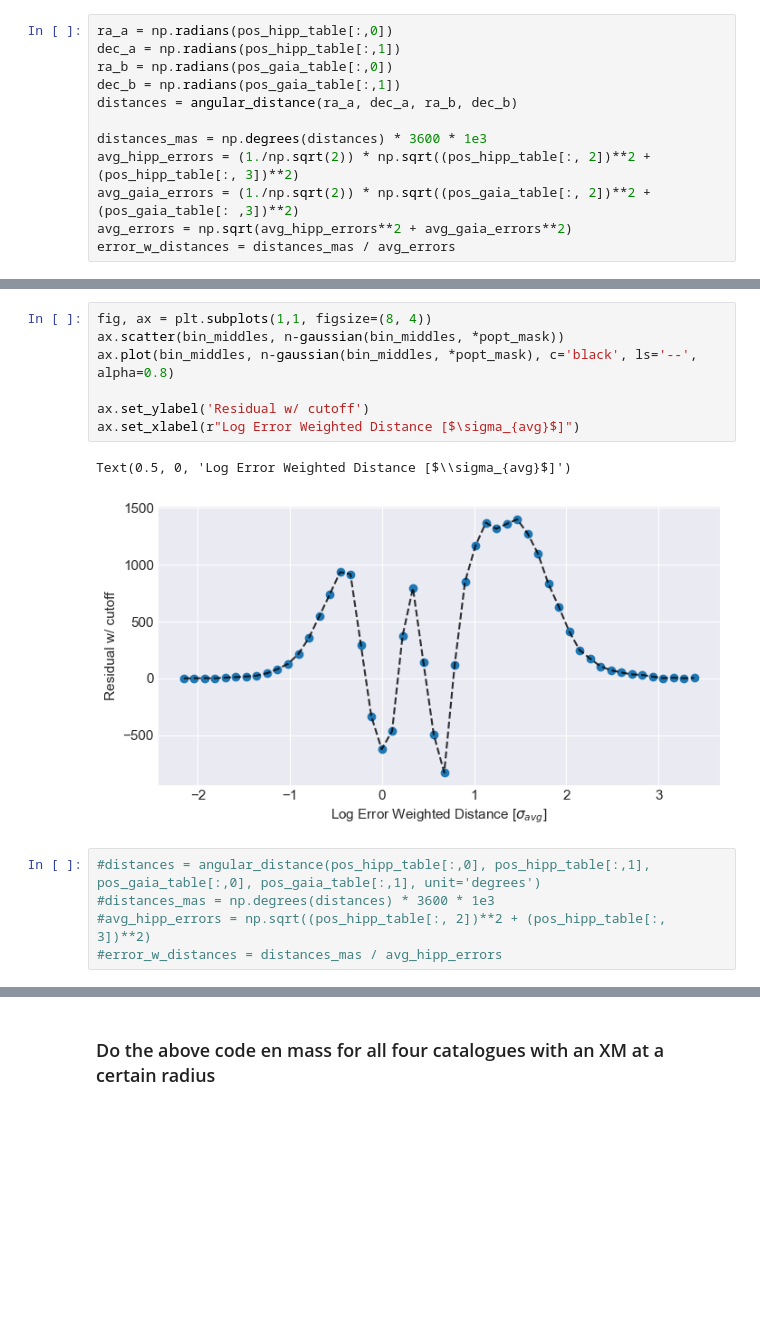
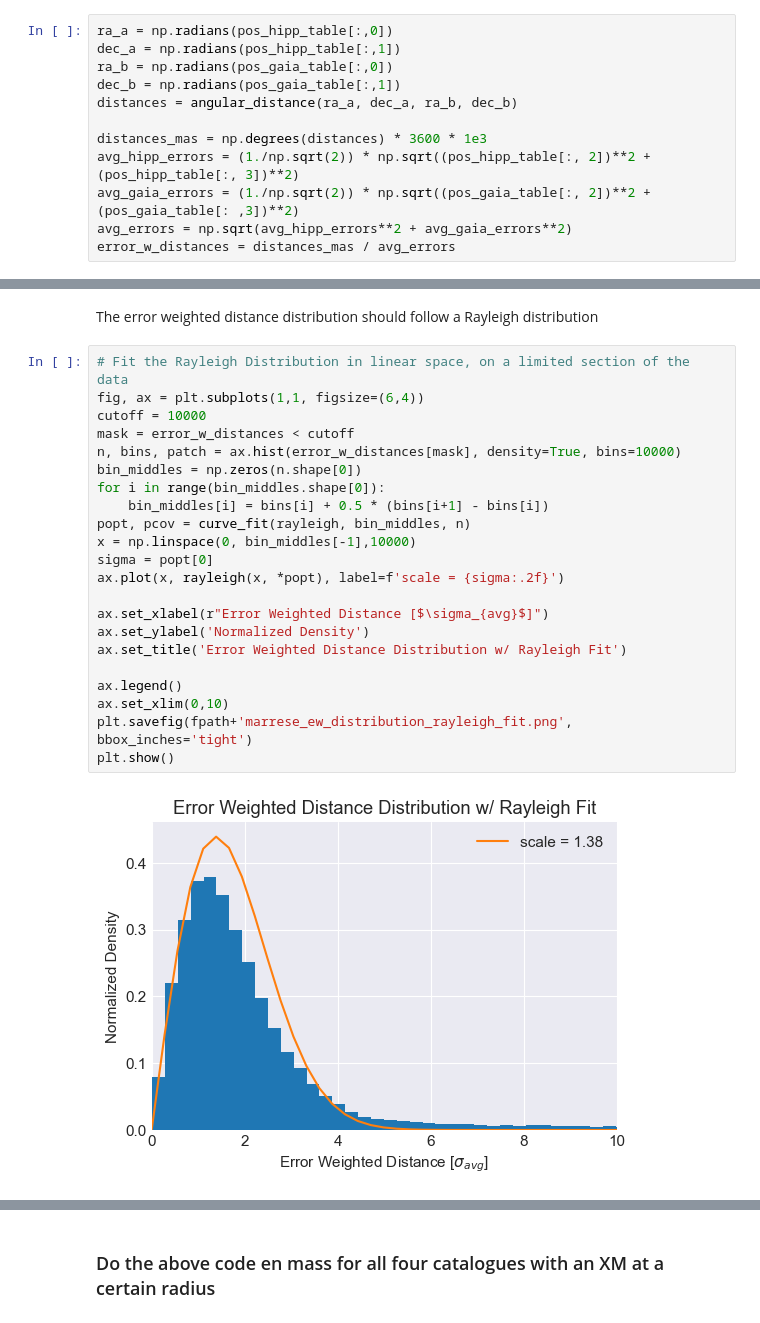
Before and after one commit to RenVit318/masterproject, a Jupyter notebook: src/notebooks/crossmatch_analysis.ipynb, the cells around one changed output, grey strips where cells are left out. Cells and saved outputs as stored; diff of their text form; blank space fills up the shorter version.

```diff
--- a/src/notebooks/crossmatch_analysis.ipynb
+++ b/src/notebooks/crossmatch_analysis.ipynb
@@ -767,15 +755,26 @@ plt.show()
-# %%
-fig, ax = plt.subplots(1,1, figsize=(8, 4))
-ax.scatter(bin_middles, n-gaussian(bin_middles, *popt_mask))
-ax.plot(bin_middles, n-gaussian(bin_middles, *popt_mask), c='black', ls='--', alpha=0.8)
-
-ax.set_ylabel('Residual w/ cutoff')
-ax.set_xlabel(r"Log Error Weighted Distance [$\sigma_{avg}$]")
-# %% [output]
-Text(0.5, 0, 'Log Error Weighted Distance [$\\sigma_{avg}$]')
-[figure, removed]
-# %%
-#distances = angular_distance(pos_hipp_table[:,0], pos_hipp_table[:,1], pos_gaia_table[:,0], pos_gaia_table[:,1], unit='degrees')
-#distances_mas = np.degrees(distances) * 3600 * 1e3
-#avg_hipp_errors = np.sqrt((pos_hipp_table[:, 2])**2 + (pos_hipp_table[:, 3])**2)
-#error_w_distances = distances_mas / avg_hipp_errors
+# %% [markdown]
+The error weighted distance distribution should follow a Rayleigh distribution
+# %%
+# Fit the Rayleigh Distribution in linear space, on a limited section of the data
+fig, ax = plt.subplots(1,1, figsize=(6,4))
+cutoff = 10000
+mask = error_w_distances < cutoff
+n, bins, patch = ax.hist(error_w_distances[mask], density=True, bins=10000)
+bin_middles = np.zeros(n.shape[0])
+for i in range(bin_middles.shape[0]):
+    bin_middles[i] = bins[i] + 0.5 * (bins[i+1] - bins[i])
+popt, pcov = curve_fit(rayleigh, bin_middles, n)
+x = np.linspace(0, bin_middles[-1],10000)
+sigma = popt[0]
+ax.plot(x, rayleigh(x, *popt), label=f'scale = {sigma:.2f}')
+
+ax.set_xlabel(r"Error Weighted Distance [$\sigma_{avg}$]")
+ax.set_ylabel('Normalized Density')
+ax.set_title('Error Weighted Distance Distribution w/ Rayleigh Fit')
+
+ax.legend()
+ax.set_xlim(0,10)
+plt.savefig(fpath+'marrese_ew_distribution_rayleigh_fit.png', bbox_inches='tight')
+plt.show()
+# %% [output]
+[figure, added]
```
Also changed, not shown: parts of 28 cells of this notebook.
